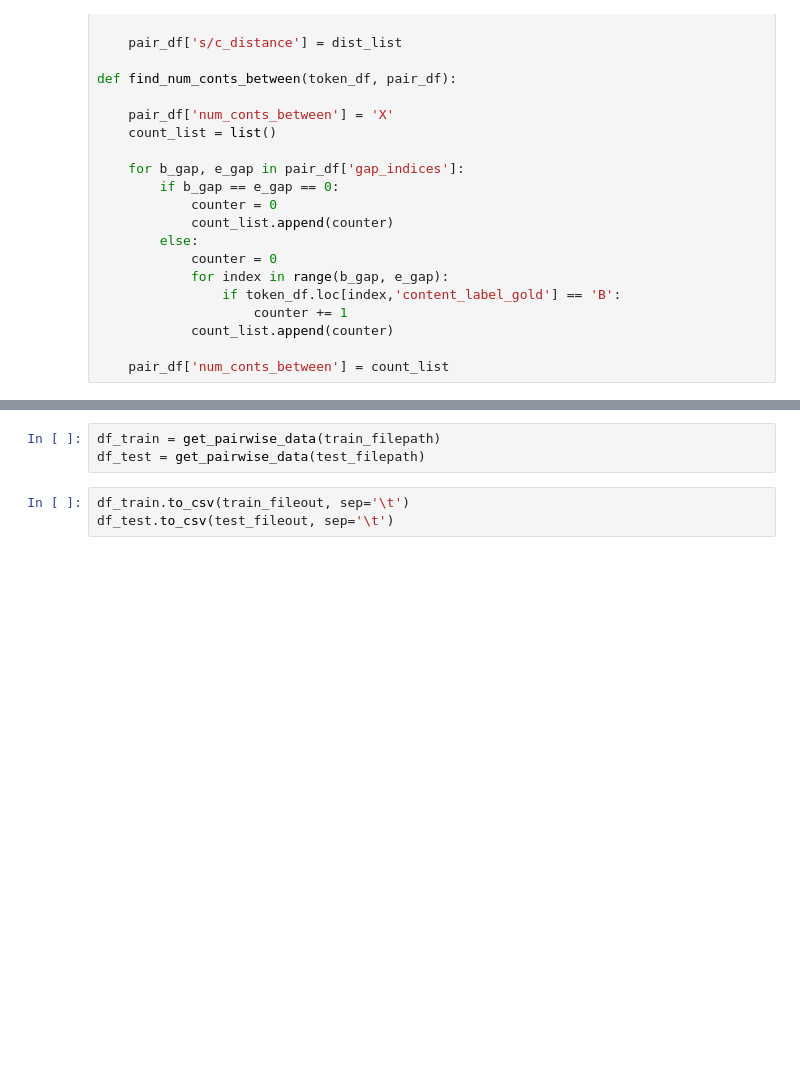
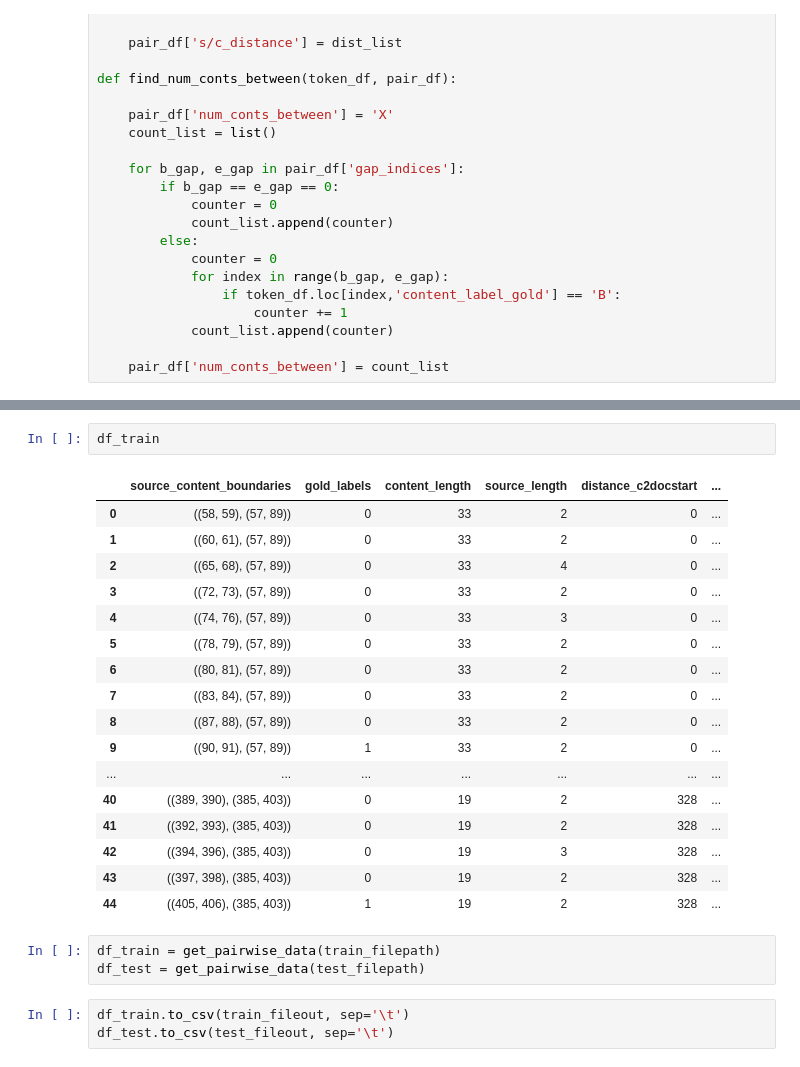
Before and after one commit to SorenKF/cueties, a Jupyter notebook: source-content/features_per_instance_Q.ipynb, the cells around one changed output, grey strips where cells are left out. Saved outputs shown, nothing was run; the diff lists cells and outputs as text; blank space fills up the shorter version.

```diff
--- a/source-content/features_per_instance_Q.ipynb
+++ b/source-content/features_per_instance_Q.ipynb
@@ -232,4 +234,24 @@ def get_pairwise_data(filepath):
     return pair_df
+# %%
+df_train
+# %% [output]
+|  | source_content_boundaries | gold_labels | content_length | source_length | distance_c2docstart | ... |
+| 0 | ((58, 59), (57, 89)) | 0 | 33 | 2 | 0 | ... |
+| 1 | ((60, 61), (57, 89)) | 0 | 33 | 2 | 0 | ... |
+| 2 | ((65, 68), (57, 89)) | 0 | 33 | 4 | 0 | ... |
+| 3 | ((72, 73), (57, 89)) | 0 | 33 | 2 | 0 | ... |
+| 4 | ((74, 76), (57, 89)) | 0 | 33 | 3 | 0 | ... |
+| 5 | ((78, 79), (57, 89)) | 0 | 33 | 2 | 0 | ... |
+| 6 | ((80, 81), (57, 89)) | 0 | 33 | 2 | 0 | ... |
+| 7 | ((83, 84), (57, 89)) | 0 | 33 | 2 | 0 | ... |
+| 8 | ((87, 88), (57, 89)) | 0 | 33 | 2 | 0 | ... |
+| 9 | ((90, 91), (57, 89)) | 1 | 33 | 2 | 0 | ... |
+| ... | ... | ... | ... | ... | ... | ... |
+| 40 | ((389, 390), (385, 403)) | 0 | 19 | 2 | 328 | ... |
+| 41 | ((392, 393), (385, 403)) | 0 | 19 | 2 | 328 | ... |
+| 42 | ((394, 396), (385, 403)) | 0 | 19 | 3 | 328 | ... |
+| 43 | ((397, 398), (385, 403)) | 0 | 19 | 2 | 328 | ... |
+| 44 | ((405, 406), (385, 403)) | 1 | 19 | 2 | 328 | ... |
 # %%
 df_train = get_pairwise_data(train_filepath)
 df_test = get_pairwise_data(test_filepath)
```
Also changed, not shown: parts of 1 cell of this notebook, 1 other file.
